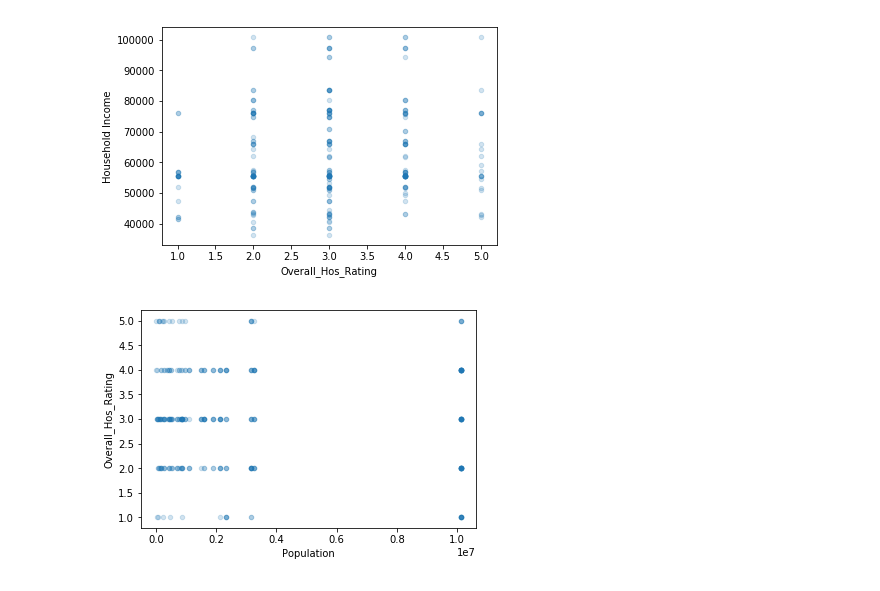
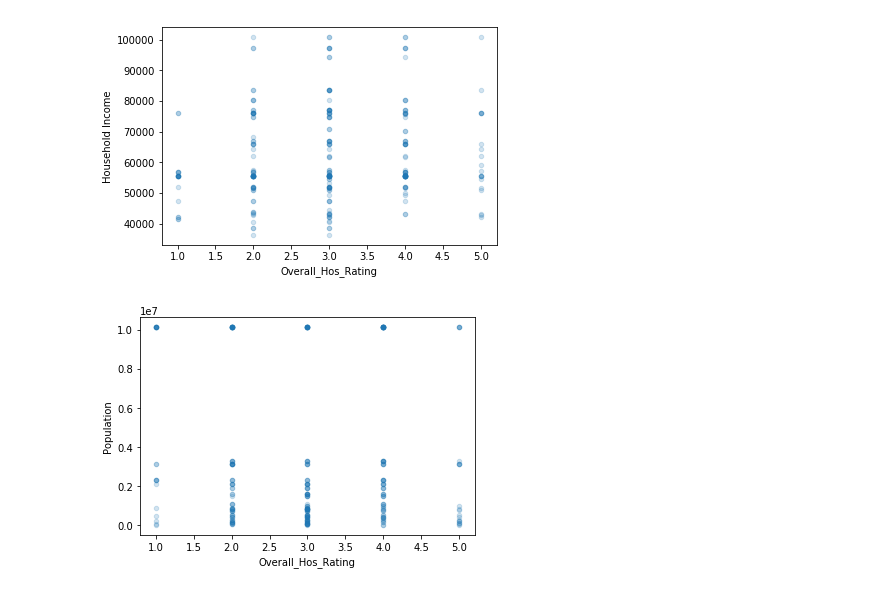
Before and after one commit to jLynnePhillips/Data_Bootcamp_Project1, a Jupyter notebook: ScatterPlots_Ratings_Population_Income.ipynb, the cells around one changed output. Drawn from its saved outputs; the diff is of its cells as text; code cells hidden in the pictures.

Commit message:
New Scatter Plots and it's Jupyter Notebook and PNG files added

```diff
--- a/ScatterPlots_Ratings_Population_Income.ipynb
+++ b/ScatterPlots_Ratings_Population_Income.ipynb
@@ -34,3 +32,15 @@ Hospital_merged_pd["Overall_Hos_Rating"] = Hospital_merged_pd["Overall_Hos_Ratin
+# %%
+# Change the data type for all the rating columns to float
+Hospital_merged_pd["Overall_Hos_Rating"] = Hospital_merged_pd["Overall_Hos_Rating"].astype("float")
+Hospital_merged_pd["Cleanliness"] = Hospital_merged_pd["Cleanliness"].astype("float")
+Hospital_merged_pd["Nurse_com"] = Hospital_merged_pd["Nurse_com"].astype("float")
+Hospital_merged_pd["Doc_com"] = Hospital_merged_pd["Doc_com"].astype("float")
+Hospital_merged_pd["Staff_responsiveness"] = Hospital_merged_pd["Staff_responsiveness"].astype("float")
+Hospital_merged_pd["Pain_management"] = Hospital_merged_pd["Pain_management"].astype("float")
+Hospital_merged_pd["Comm_medicine"] = Hospital_merged_pd["Comm_medicine"].astype("float")
+Hospital_merged_pd["Discharge_info"] = Hospital_merged_pd["Discharge_info"].astype("float")
+Hospital_merged_pd["Care_transition"] = Hospital_merged_pd["Care_transition"].astype("float")
+Hospital_merged_pd["Care_transition"] = Hospital_merged_pd["Care_transition"].astype("float")
 # %%
 # read county income data
 county_income = pd.read_csv("./Cleaned_Data/county_income_df.csv")
@@ -61,10 +73,11 @@ plt.show()
 [figure]
 # %%
 # Scatter Plot of Population vs Overall Hospital Rating
-Final_merge_pd.plot.scatter('Population','Overall_Hos_Rating',alpha=.2)
+Final_merge_pd.plot.scatter('Overall_Hos_Rating', 'Population',alpha=.2)
+plt.savefig("Rating_Population_ScatterPlot.png")
 plt.show()
 # %% [output]
-[figure, old version]
+[figure, new version]
 # %%
 # group by County
 County_ratings = Hospital_merged_pd.groupby("County Name")
```
Also changed, not shown: parts of 5 cells of this notebook, 3 other files.
